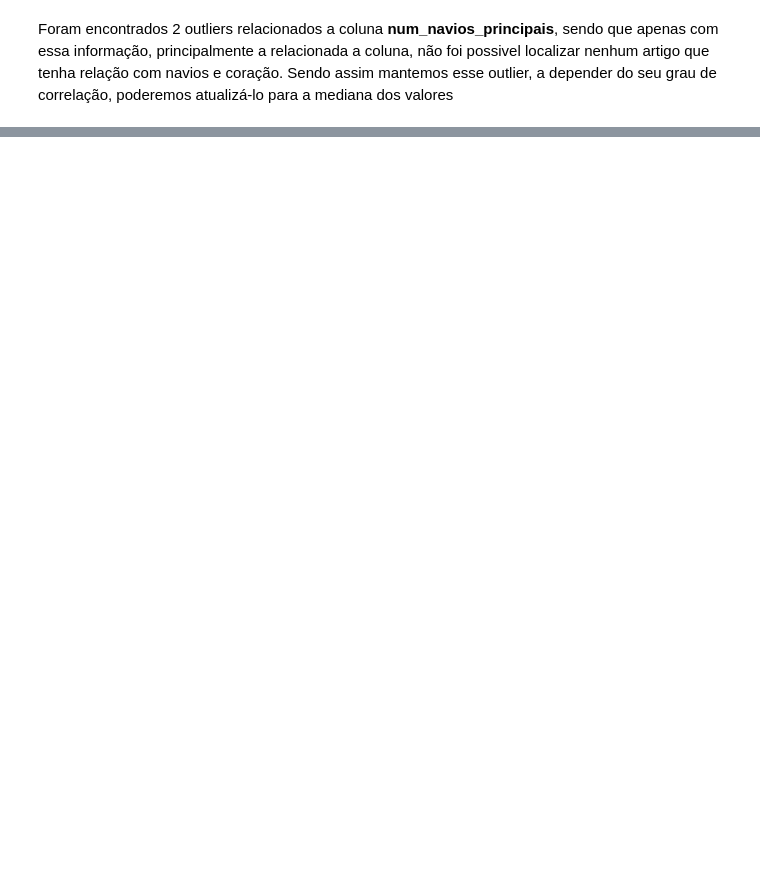
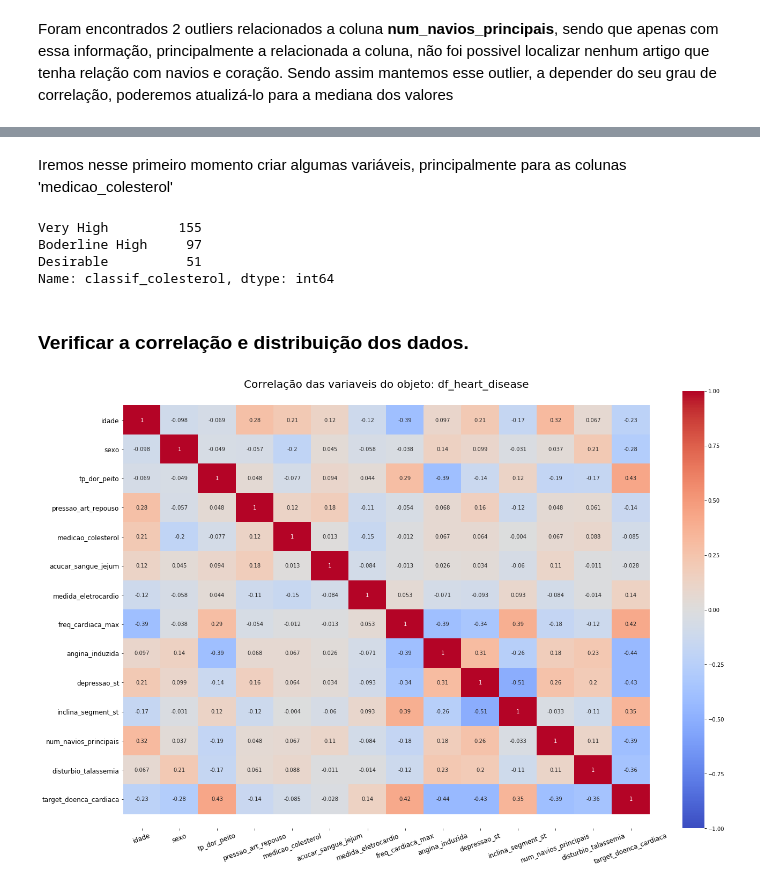
Before and after one commit to Joao-TheCosmosIsInfinite/Doenca_Cardiaca, a Jupyter notebook: nb_JoaoPaulo_Analise_Doenca_Cardiaca.ipynb, the cells around one changed output, grey strips where cells are left out. Drawn from its saved outputs; the diff is of its cells as text; code cells hidden in the pictures; blank space fills up the shorter version.

```diff
--- a/nb_JoaoPaulo_Analise_Doenca_Cardiaca.ipynb
+++ b/nb_JoaoPaulo_Analise_Doenca_Cardiaca.ipynb
@@ -504,0 +710,13 @@ df_out
+# %%
+## Aplicando a mediana aos outliers da coluna 'depressao_st'
+
+# Captando a mediana de do dataframe original
+median = df_heart_disease['depressao_st'].median()
+
+# Captando os outliers e armazenando em um dataframe
+df_out = fn_catching_outliers(df_heart_disease, 'depressao_st')
+
+# Aplicando a médiana
+df_heart_disease.at[df_out.index.values, 'depressao_st'] = median
+
+df_heart_disease.corr().loc[['depressao_st'], :]
@@ -504,0 +749,45 @@ df_out
+# %% [markdown]
+<p>Iremos nesse primeiro momento criar algumas variáveis, principalmente para as colunas 'medicao_colesterol'</p>
+# %%
+## Funções de Apoio
+def cholesterol_measurement(p_measurement):
+    """
+        Description:
+            Função que classifica o colesterol total de alguem
+
+        Keyword arguments:
+            p_measurement -- Valor do colesterol total
+
+        Return:
+            Retrorna a classificação do valor passado
+
+        Exception:
+            None
+    """
+    if p_measurement <= 200:
+        return 'Desirable'
+    elif p_measurement <= 239:
+        return 'Boderline High'
+    elif p_measurement <= 199:
+        return 'High'
+    else:
+        return 'Very High'
+# %%
+## Coluna 'medicao_colesterol'
+
+df_heart_disease['classif_colesterol'] = df_heart_disease['medicao_colesterol'].apply(cholesterol_measurement)
+# %%
+## Verificar a distribuição do colesterol ao longo do dataframe
+df_heart_disease['classif_colesterol'].value_counts()
+# %% [output]
+Very High         155
+Boderline High     97
+Desirable          51
+Name: classif_colesterol, dtype: int64
+# %% [markdown]
+<h3>Verificar a correlação e distribuição dos dados.</h3>
+# %%
+## Verificando a correlação das variáveis
+fn_plot_heatmap_correlation_dataframe(df_heart_disease, False, 20)
+# %% [output]
+[figure, added]
```
Also changed, not shown: parts of 87 cells of this notebook, 9 other files.
